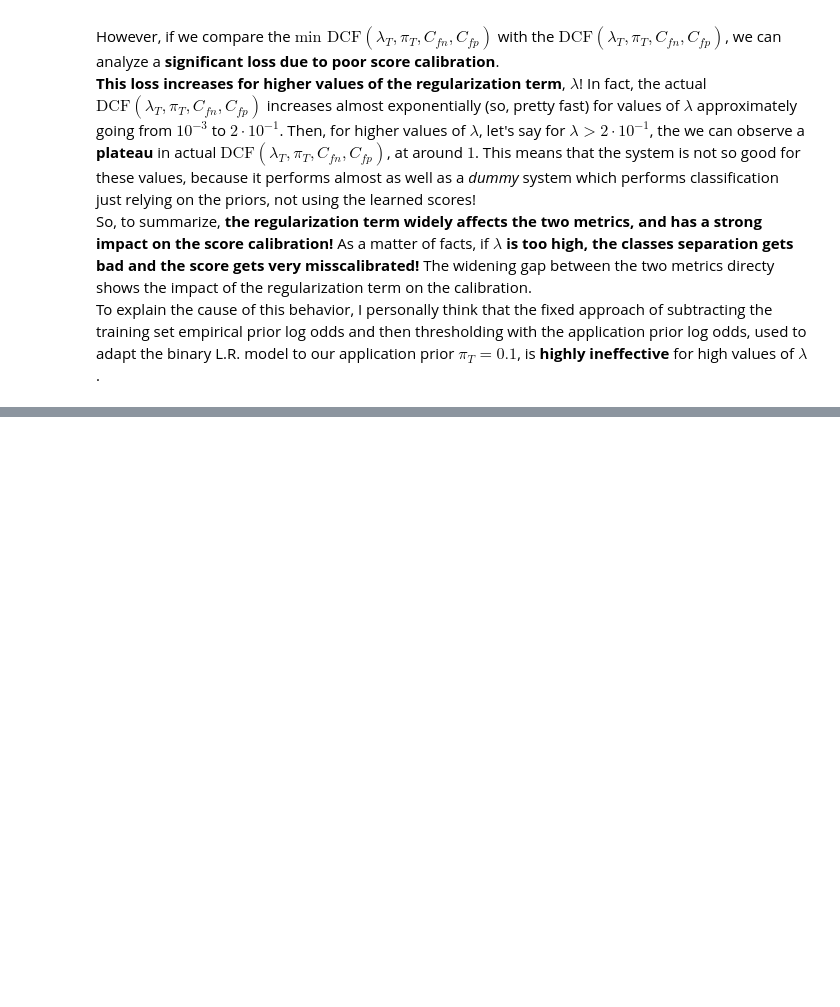
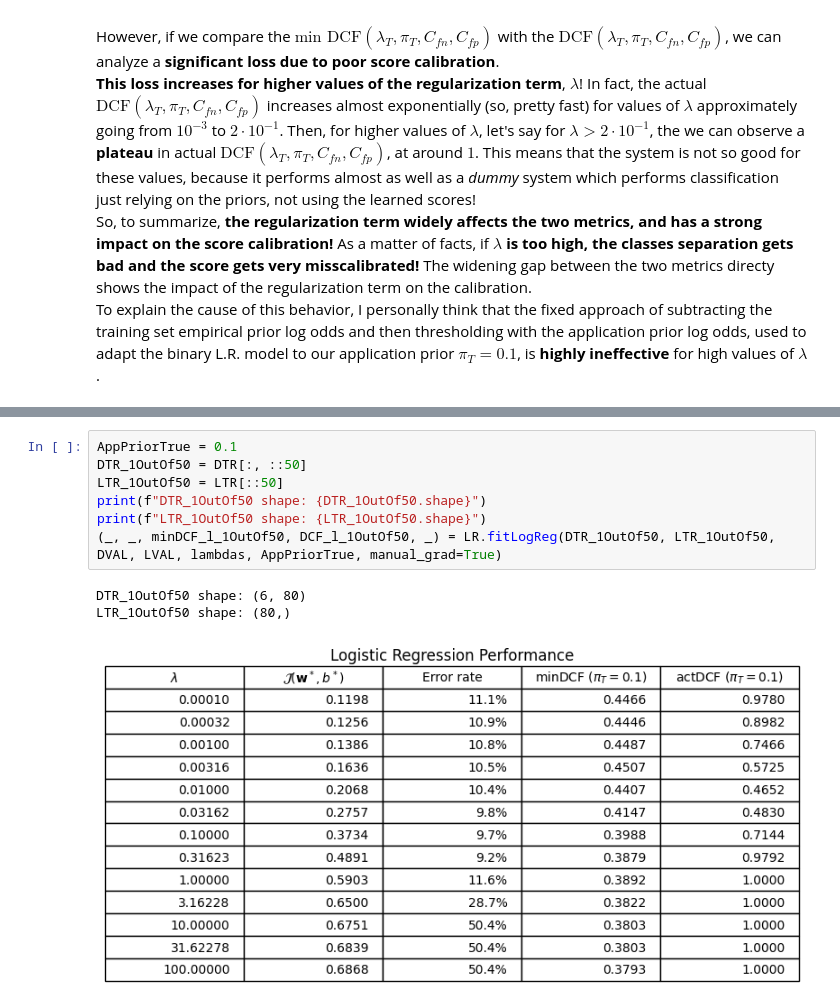
Before and after one commit to RiccardoRevalor/Fingerprint_Spoofing_Detection, a Jupyter notebook: 3_logReg_SVM.ipynb, the cells around one changed output, grey strips where cells are left out. Saved outputs shown, nothing was run; the diff lists cells and outputs as text; blank space fills up the shorter version.

```diff
--- a/3_logReg_SVM.ipynb
+++ b/3_logReg_SVM.ipynb
@@ -290,0 +298,11 @@ Now the model is no longer just trying to make $\sigma(\mathbf{x}, \mathbf{w}, b
+# %%
+AppPriorTrue = 0.1
+DTR_1OutOf50 = DTR[:, ::50]
+LTR_1OutOf50 = LTR[::50]
+print(f"DTR_1OutOf50 shape: {DTR_1OutOf50.shape}")
+print(f"LTR_1OutOf50 shape: {LTR_1OutOf50.shape}")
+(_, _, minDCF_l_1OutOf50, DCF_l_1OutOf50, _) = LR.fitLogReg(DTR_1OutOf50, LTR_1OutOf50, DVAL, LVAL, lambdas, AppPriorTrue, manual_grad=True)
+# %% [output]
+DTR_1OutOf50 shape: (6, 80)
+LTR_1OutOf50 shape: (80,)
+[figure, added]
```
Also changed, not shown: parts of 5 cells of this notebook, 2 other files.
